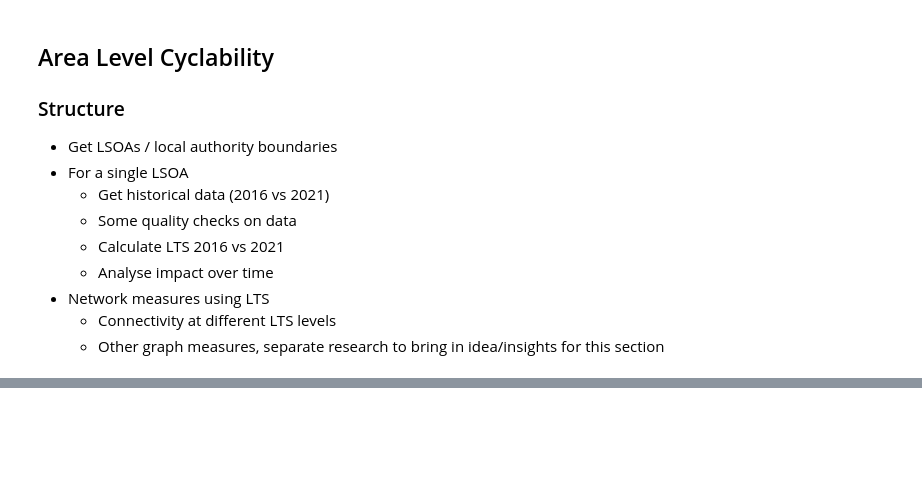
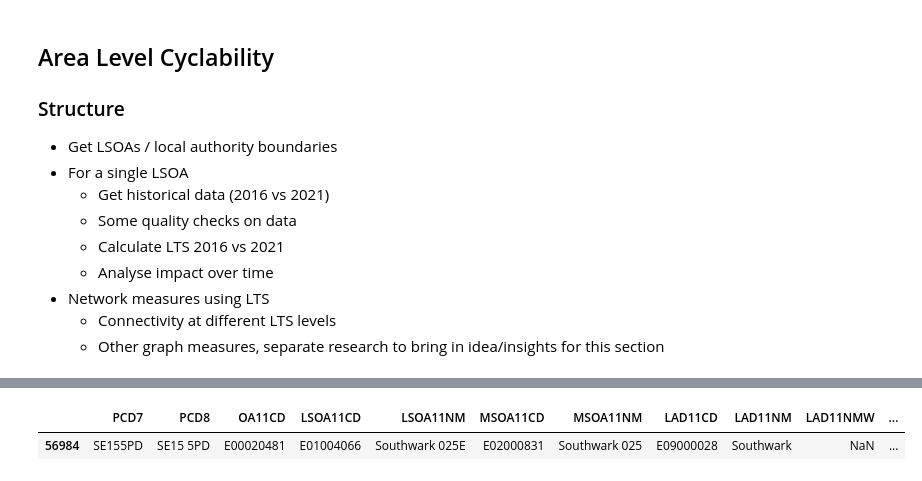
Before and after one commit to acteng/area-level-cyclability, a Jupyter notebook: development.ipynb, the cells around one changed output, grey strips where cells are left out. Saved outputs shown, nothing was run; the diff lists cells and outputs as text; code cells hidden in the pictures; blank space fills up the shorter version.

```diff
--- a/development.ipynb
+++ b/development.ipynb
@@ -31,0 +129,5 @@ edge_attributes = ox.graph_to_gdfs(G_2019, nodes=True)[1]
+# %%
+test_lsoa
+# %% [output]
+|  | PCD7 | PCD8 | OA11CD | LSOA11CD | LSOA11NM | MSOA11CD | MSOA11NM | LAD11CD | LAD11NM | LAD11NMW | ... |
+| 56984 | SE155PD | SE15 5PD | E00020481 | E01004066 | Southwark 025E | E02000831 | Southwark 025 | E09000028 | Southwark | NaN | ... |
```
Also changed, not shown: parts of 33 cells of this notebook.
